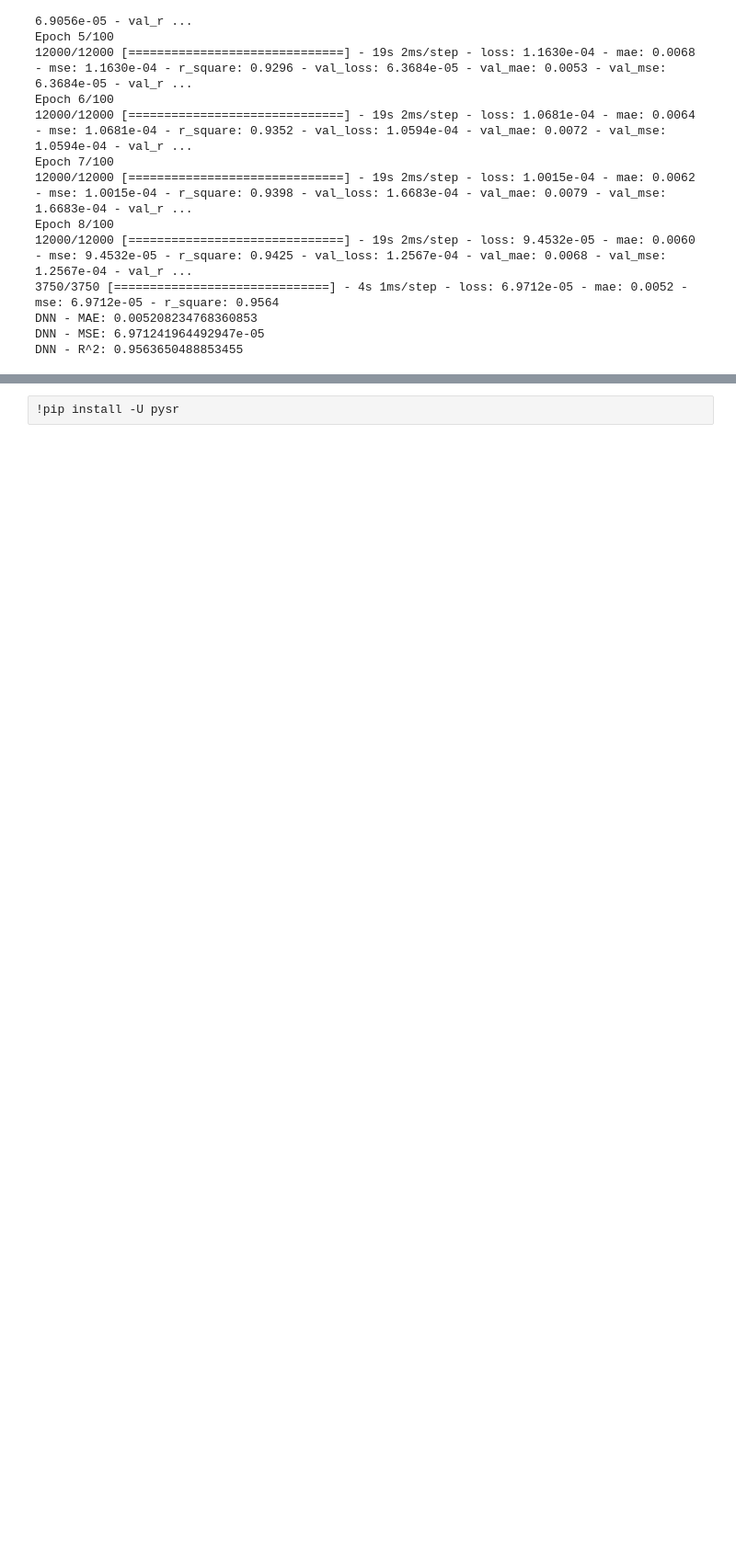
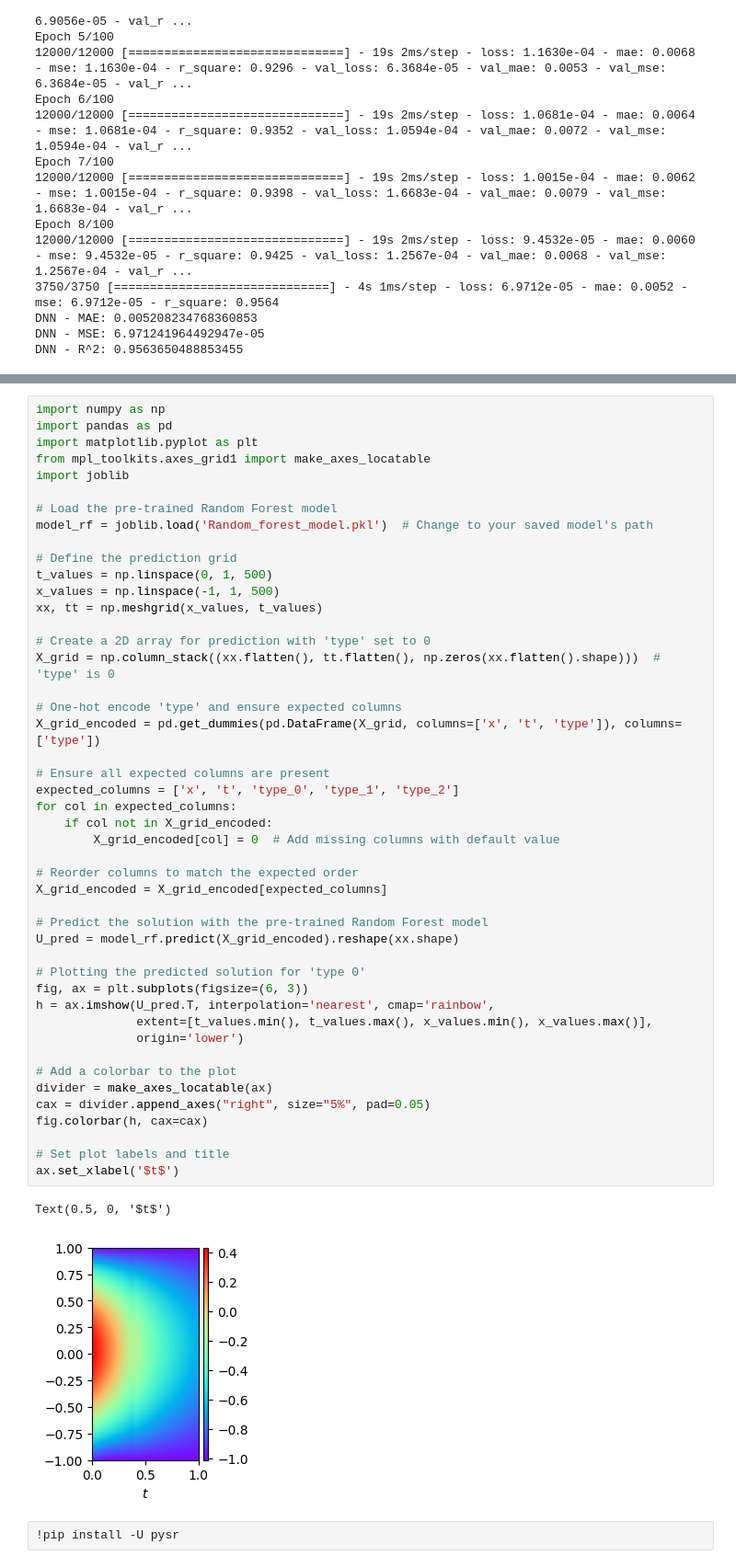
Before and after one commit to satyasaran/FifthOrderPDEPinnSymReg, a Jupyter notebook: MLandSymReg/SymbolicReg.ipynb, the cells around one changed output, grey strips where cells are left out. Shown at 92% size. Drawn from its saved outputs; the diff is of its cells as text; blank space fills up the shorter version.

```diff
--- a/MLandSymReg/SymbolicReg.ipynb
+++ b/MLandSymReg/SymbolicReg.ipynb
@@ -236,3 +457,52 @@ Feature Importances: [0.69156579 0.00241719 0.22020318 0.01580279 0.07001105]
+# %%
+import numpy as np
+import pandas as pd
+import matplotlib.pyplot as plt
+from mpl_toolkits.axes_grid1 import make_axes_locatable
+import joblib
+
+# Load the pre-trained Random Forest model
+model_rf = joblib.load('Random_forest_model.pkl')  # Change to your saved model's path
+
+# Define the prediction grid
+t_values = np.linspace(0, 1, 500)
+x_values = np.linspace(-1, 1, 500)
+xx, tt = np.meshgrid(x_values, t_values)
+
+# Create a 2D array for prediction with 'type' set to 0
+X_grid = np.column_stack((xx.flatten(), tt.flatten(), np.zeros(xx.flatten().shape)))  # 'type' is 0
+
+# One-hot encode 'type' and ensure expected columns
+X_grid_encoded = pd.get_dummies(pd.DataFrame(X_grid, columns=['x', 't', 'type']), columns=['type'])
+
+# Ensure all expected columns are present
+expected_columns = ['x', 't', 'type_0', 'type_1', 'type_2']
+for col in expected_columns:
+    if col not in X_grid_encoded:
+        X_grid_encoded[col] = 0  # Add missing columns with default value
+
+# Reorder columns to match the expected order
+X_grid_encoded = X_grid_encoded[expected_columns]
+
+# Predict the solution with the pre-trained Random Forest model
+U_pred = model_rf.predict(X_grid_encoded).reshape(xx.shape)
+
+# Plotting the predicted solution for 'type 0'
+fig, ax = plt.subplots(figsize=(6, 3))
+h = ax.imshow(U_pred.T, interpolation='nearest', cmap='rainbow',
+              extent=[t_values.min(), t_values.max(), x_values.min(), x_values.max()],
+              origin='lower')
+
+# Add a colorbar to the plot
+divider = make_axes_locatable(ax)
+cax = divider.append_axes("right", size="5%", pad=0.05)
+fig.colorbar(h, cax=cax)
+
+# Set plot labels and title
+ax.set_xlabel('$t$')
+# %% [output]
+Text(0.5, 0, '$t$')
+[figure, added]
 # %%
 !pip install -U pysr
 # %% [output]
```
Also changed, not shown: parts of 21 cells of this notebook, 3 other files.
